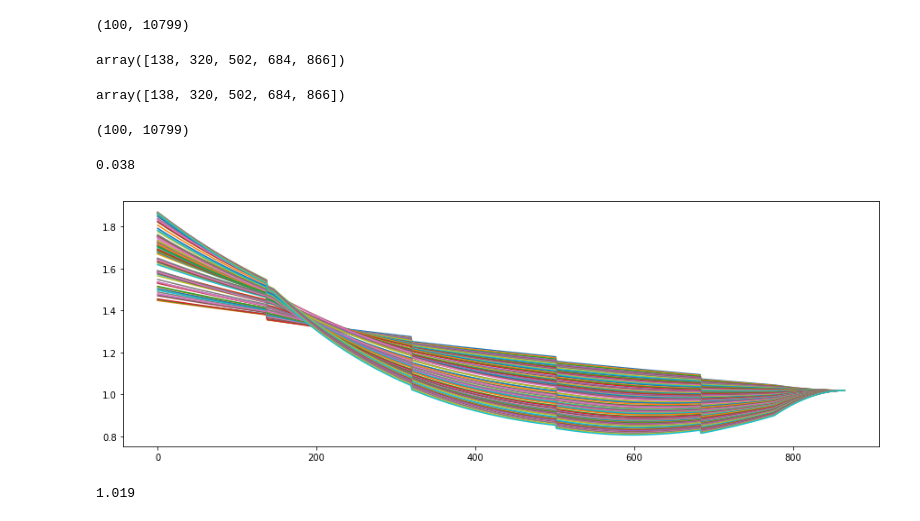
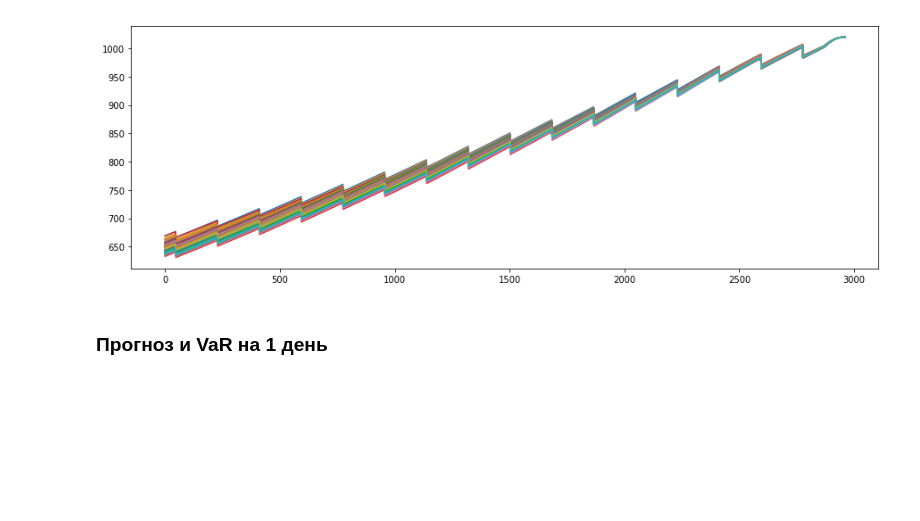
Before and after one commit to umanetz/risk_management, a Jupyter notebook: Bonds2.ipynb, the cells around one changed output. Drawn from its saved outputs; the diff is of its cells as text; code cells hidden in the pictures; blank space fills up the shorter version.

```diff
--- a/Bonds2.ipynb
+++ b/Bonds2.ipynb
@@ -136,5 +132,5 @@ array([[ 1.55745625e+00,  2.32119560e-08,  1.86639400e-05],
 # %%
-bond_count = 2
+bond_count = 5
 bond_info = {}
 
 for bond_i in range(bond_count):
@@ -154,11 +150,12 @@ for bond_i in range(bond_count):
         'coupons_date': coupons_date,
         'coupons_rate': coupons_rate,
         'expDate': expDate,
-        'face': face
+        'faceValue': face,
+        'num_coupons': num_coupons
     }
 for i in bond_info:
     print(i)
-    print(bond_info[i]['coupons_rate'].mean())
+    print(bond_info[i]['coupons_rate'][-1])
     print(bond_info[i]['expDate'])
     print()
 # %% [output]
@@ -196,7 +208,7 @@ bond 1
 # %%
 #пример симуляции N ставок для каждой из компоненты
 
-bond_i = 0 # далее будем смотреть на конкретную облигацию
+bond_i = 1 # далее будем смотреть на конкретную облигацию
 bond_result = bond_info[bond_i]
 
 dates_index = pd.date_range(forecastDate, bond_result['expDate'])[:-1]
@@ -215,4 +251,4 @@ plt.xticks(rotation=90)
 inverse_r = pca.inverse_transform(bond_result['simulations'])
 
 #переводим разности в кривую YTM.
-inverse_r = r0.values + np.cumsum(inverse_r,0)
+inverse_r = r0.values + inverse_r
@@ -276,47 +321,9 @@ def PriceBond(params, r0, forDate, coupons_date, couponRate, num_coupons, N, fac
-# %%
-inverse_r_interpolate.shape
-# %% [output]
-(100, 10799)
-# %%
-caa = bond_result['coupons_date'][bond_result['coupons_date'] > tradeDate1].reshape(-1,1)
-DaysToMaturity = np.apply_along_axis(lambda x: int((x - tradeDate1)/np.timedelta64(1,'D')), 1, caa)
-DaysToMaturity
-# %% [output]
-array([138, 320, 502, 684, 866])
-# %%
-TimeToMaturity
-# %% [output]
-array([138, 320, 502, 684, 866])
-# %%
-inverse_r_interpolate.shape
-# %% [output]
-(100, 10799)
-# %%
-couponRate[1]
-# %% [output]
-0.038
-# %%
-N=100
-faceValue = 1
-num_coupons = 2
-couponRate = bond_result['coupons_rate'][bond_result['coupons_date'] > tradeDate1]
-
-TimeToMaturity = np.apply_along_axis(lambda x: int((x - tradeDate1)/np.timedelta64(1,'D')), 1, caa)
-B = np.zeros((N, TimeToMaturity[-1]))
-for i in range(N):
-    #для каждого купона считаем его динамику цены (делим значение купона на показатель дисконтирования)
-    discount_factor = np.exp(-inverse_r_interpolate[i][np.arange(TimeToMaturity[-1])]*np.arange(TimeToMaturity[-1]))[::-1]
-    for j,_ in enumerate(TimeToMaturity):
-        V = faceValue*couponRate[j]/num_coupons if j != len(TimeToMaturity)-1 else faceValue*(1+couponRate[j]/num_coupons)
-        b = (V / discount_factor)[:TimeToMaturity[j]]
-        B[i][:TimeToMaturity[j]] += b
 # %%
+price_bond = PriceCouponBond(inverse_r_interpolate, tradeDate1, bond_result)
 plt.figure(figsize=(15,5))
-for i in range(B.shape[0]):
-    plt.plot(B[i])
+for i in range(price_bond.shape[0]):
+    plt.plot(price_bond[i])
 # %% [output]
-[figure, old version]
+[figure, new version]
-# %%
-B[i][-1]
-# %% [output]
-1.019
+# %% [markdown]
+### Прогноз и VaR на 1 день
```
Also changed, not shown: parts of 39 cells of this notebook.
